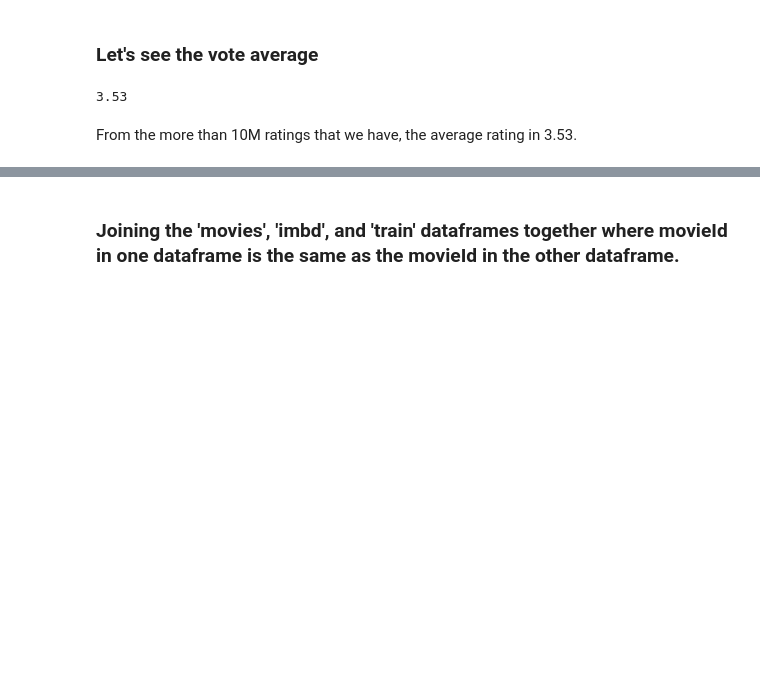
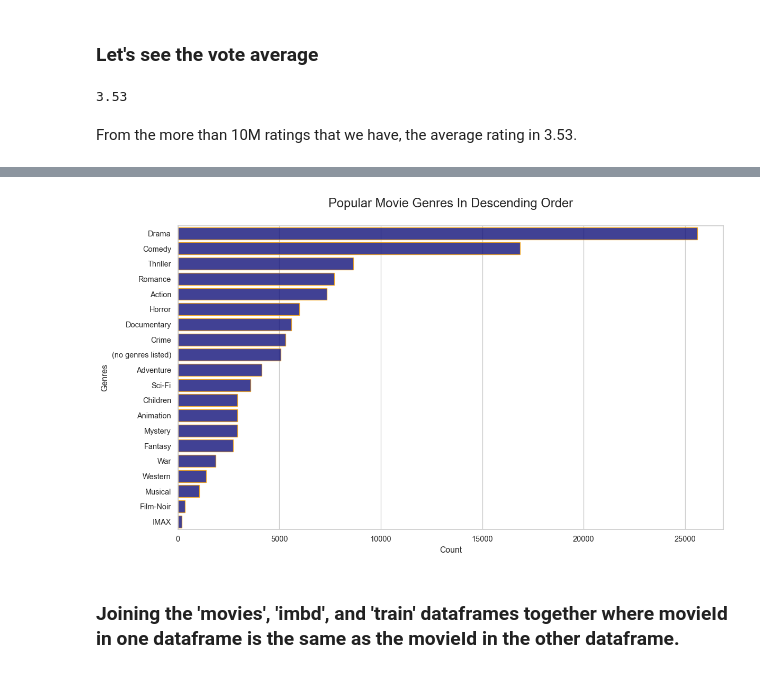
Before and after one commit to MrSathekge/Unsupervised-Learning-Sprint-2207FTDS-Team-JM5, a Jupyter notebook: Starter_Notebook.ipynb, the cells around one changed output, grey strips where cells are left out. Cells and saved outputs as stored; diff of their text form; code cells hidden in the pictures; blank space fills up the shorter version.

```diff
--- a/Starter_Notebook.ipynb
+++ b/Starter_Notebook.ipynb
@@ -328,0 +483,10 @@ From the more than 10M ratings that we have, the average rating in 3.53.
+# %%
+# Create dataframe containing only the movieId and genres
+movies_genres_split = pd.DataFrame(movies[['movieId', 'genres']],columns=['movieId', 'genres'])
+
+# Splitting the genres seperated by "|". Movie-genre combinations are stored as a list
+movies_genres_split.genres = movies_genres_split.genres.apply(lambda x: x.split('|'))
+
+# Creating the expanded dataframe where each movie-genre combination is in a seperate row
+movies_genres_split = pd.DataFrame([(x.movieId, d) for x in movies_genres_split.itertuples() for d in x.genres],
+                             columns=['movieId', 'genres'])
@@ -329,3 +507,14 @@ From the more than 10M ratings that we have, the average rating in 3.53.
+# %%
+# Ploting the genres in descending order
+plot = plt.figure(figsize=(14, 8), dpi =95)
+plt.title('Popular Movie Genres In Descending Order\n', fontsize=18)
+sns.countplot(y="genres", data=movies_genres_split,order=movies_genres_split['genres']
+              .value_counts(ascending=False).index, color='darkblue', ec= 'orange', alpha=0.8)
+plt.ylabel('Genres')
+plt.xlabel('Count')
+plt.show()
+# %% [output]
+[figure, added]
 # %% [markdown]
 ### Joining the 'movies', 'imbd', and 'train' dataframes together where movieId in one dataframe is the same as the movieId in the other dataframe.
 # %%
```
Also changed, not shown: parts of 32 cells of this notebook.
